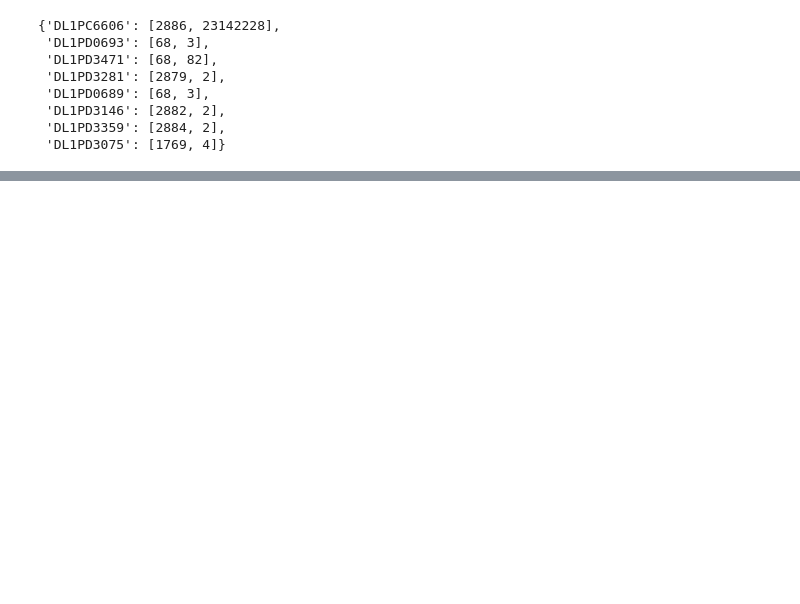
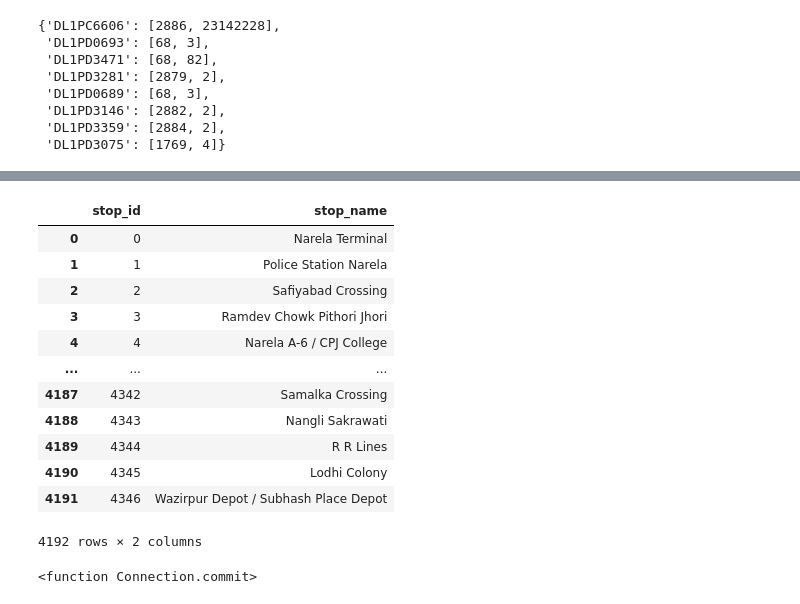
Before and after one commit to ShubhamMT20324/DPM_Project, a Jupyter notebook: E&A.ipynb, the cells around one changed output, grey strips where cells are left out. Cells and saved outputs as stored; diff of their text form; code cells hidden in the pictures; blank space fills up the shorter version.

```diff
--- a/E&A.ipynb
+++ b/E&A.ipynb
@@ -284,0 +276,17 @@ dd
+# %%
+stopsdf=stopsdf[["stop_id","stop_name"]]
+stopsdf
+# %% [output]
+|  | stop_id | stop_name |
+| 0 | 0 | Narela Terminal |
+| 1 | 1 | Police Station Narela |
+| 2 | 2 | Safiyabad Crossing |
+| 3 | 3 | Ramdev Chowk Pithori Jhori |
+| 4 | 4 | Narela A-6 / CPJ College |
+| ... | ... | ... |
+| 4187 | 4342 | Samalka Crossing |
+| 4188 | 4343 | Nangli Sakrawati |
+| 4189 | 4344 | R R Lines |
+| 4190 | 4345 | Lodhi Colony |
+| 4191 | 4346 | Wazirpur Depot / Subhash Place Depot |
+4192 rows × 2 columns
@@ -284,0 +301,4 @@ dd
+# %%
+conn1.commit
+# %% [output]
+<function Connection.commit>
```
Also changed, not shown: parts of 38 cells of this notebook, 2 other files.
